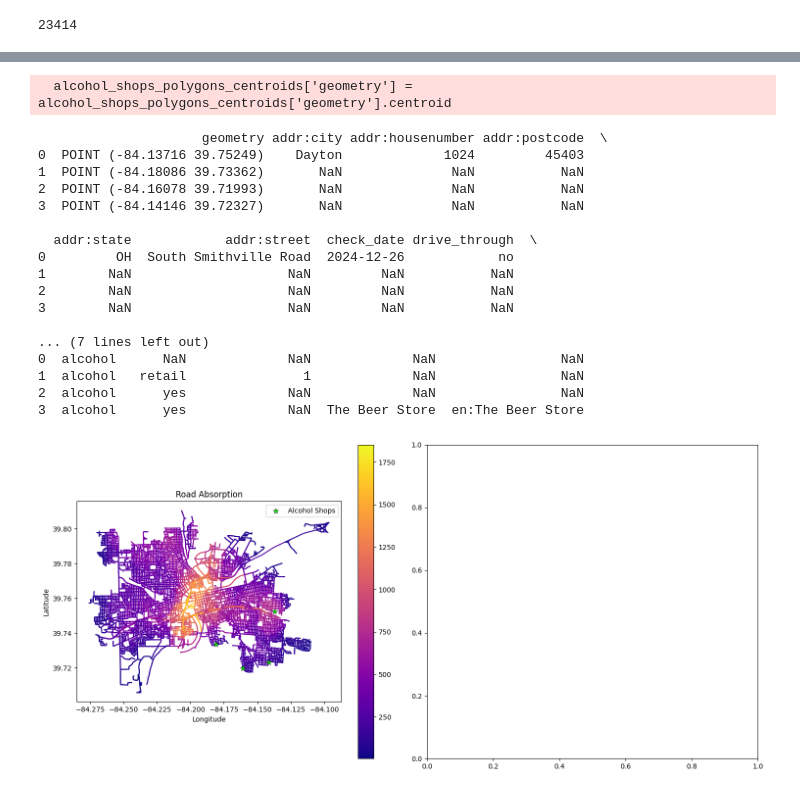
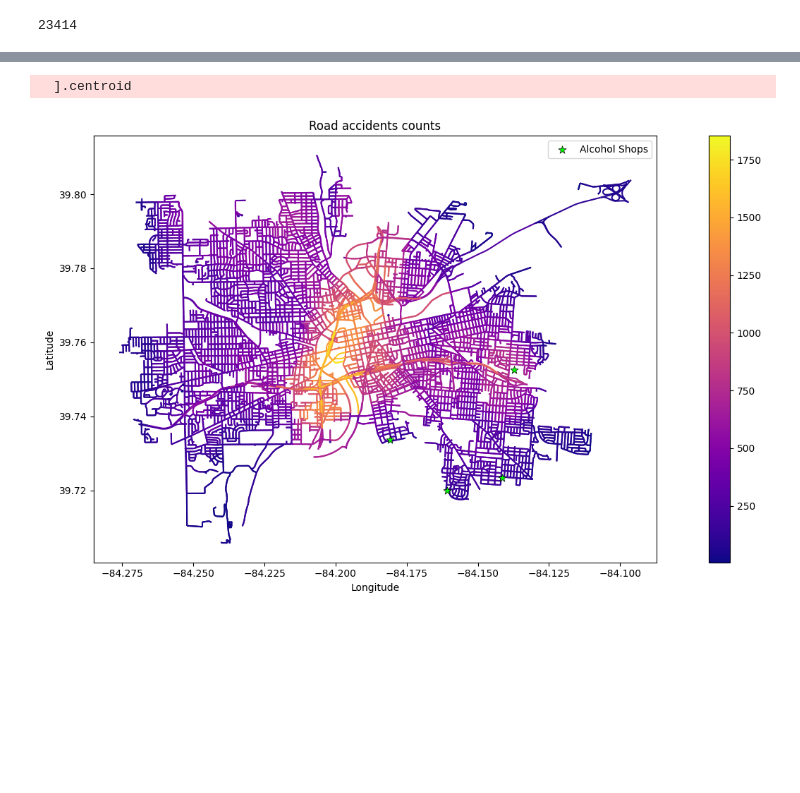
Before and after one commit to KaarenTenson/AccidentModel, a Jupyter notebook: DataUnderstanding.ipynb, the cells around one changed output, grey strips where cells are left out. Cells and saved outputs as stored; diff of their text form; code cells hidden in the pictures; blank space fills up the shorter version.

```diff
--- a/DataUnderstanding.ipynb
+++ b/DataUnderstanding.ipynb
@@ -79,13 +82,13 @@ alcohol_shops_polygons_centroids.plot()
 import geopandas as gpd
 import matplotlib.pyplot as plt
 
-fig, axes = plt.subplots(1, 2, figsize=(15, 7))
+fig, ax = plt.subplots(1, 1, figsize=(15, 7))
 
-# Plot absorption
-edges.plot(column="accident_count", cmap="plasma", legend=True, ax=axes[0], zorder=1)
-axes[0].set_title("Road Absorption")
-axes[0].set_xlabel("Longitude")
-axes[0].set_ylabel("Latitude")
+# Plot accident counts
+edges.plot(column="accident_count", cmap="plasma", legend=True, ax=ax, zorder=1)
+ax.set_title("Road accidents counts")
+ax.set_xlabel("Longitude")
+ax.set_ylabel("Latitude")
 
 # Separate alcohol shops
 alcohol_shops_points = alcohol_shops[alcohol_shops.geometry.type == "Point"]
@@ -96,52 +99,34 @@ alcohol_shops_polygons = alcohol_shops[
 # Convert polygons to centroids
 alcohol_shops_polygons_centroids = alcohol_shops_polygons.copy()
 alcohol_shops_polygons_centroids["geometry"] = alcohol_shops_polygons_centroids[
     "geometry"
 ].centroid
 
 # Combine all Points (original + centroids)
 all_alcohol_shops = gpd.GeoDataFrame(
     pd.concat(
         [alcohol_shops_points, alcohol_shops_polygons_centroids], ignore_index=True
     )
 )
 
 # IMPORTANT: assign CRS
 all_alcohol_shops = all_alcohol_shops.to_crs(alcohol_shops.crs)
-print(all_alcohol_shops)
 # Plot all alcohol shops as stars
 all_alcohol_shops.plot(
-    ax=axes[0],
+    ax=ax,
     color="lime",
     markersize=70,
     marker="*",
     edgecolor="black",
     linewidth=0.5,
     label="Alcohol Shops",
     zorder=5,
 )
 
-axes[0].legend()
+ax.legend()
 
 plt.tight_layout()
 plt.show()
 # %% [output]
-  alcohol_shops_polygons_centroids['geometry'] = alcohol_shops_polygons_centroids['geometry'].centroid
+  ].centroid
-                     geometry addr:city addr:housenumber addr:postcode  \
-0  POINT (-84.13716 39.75249)    Dayton             1024         45403
-1  POINT (-84.18086 39.73362)       NaN              NaN           NaN
-2  POINT (-84.16078 39.71993)       NaN              NaN           NaN
-3  POINT (-84.14146 39.72327)       NaN              NaN           NaN
-
-  addr:state            addr:street  check_date drive_through  \
-0         OH  South Smithville Road  2024-12-26            no
-1        NaN                    NaN         NaN           NaN
-2        NaN                    NaN         NaN           NaN
-3        NaN                    NaN         NaN           NaN
-
-... (7 lines left out)
-0  alcohol      NaN             NaN             NaN                NaN
-1  alcohol   retail               1             NaN                NaN
-2  alcohol      yes             NaN             NaN                NaN
-3  alcohol      yes             NaN  The Beer Store  en:The Beer Store
-[figure, old version]
+[figure, new version]
```
Also changed, not shown: parts of 26 cells of this notebook, 2 other files.
